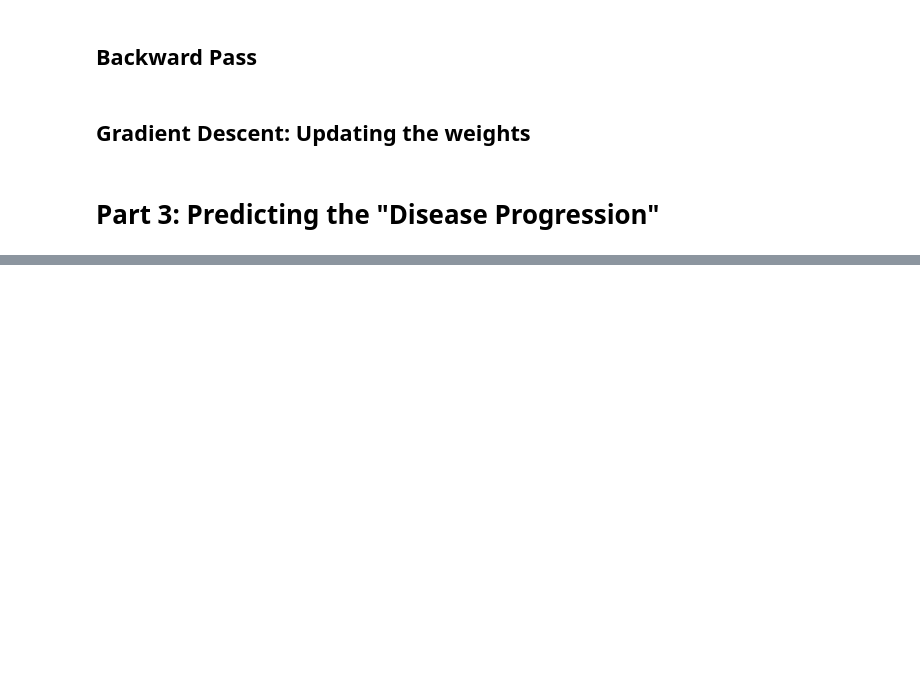
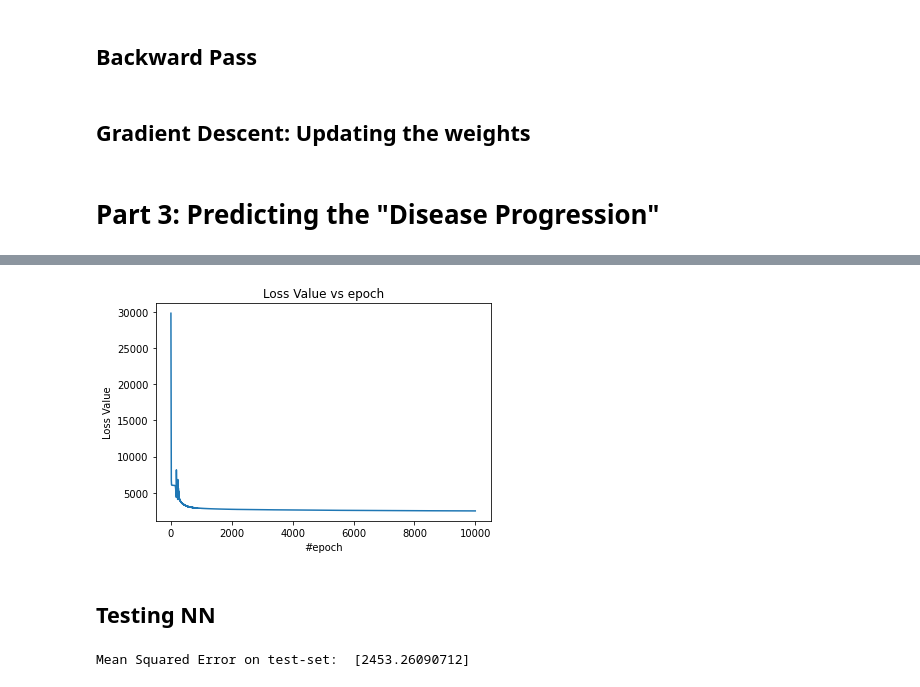
Before and after one commit to tgautam03/tgautam03.github.io, a Jupyter notebook: jupyter/01-iota-intuitiveDL/01_Intuitive_DL.ipynb, the cells around one changed output, grey strips where cells are left out. Cells and saved outputs as stored; diff of their text form; code cells hidden in the pictures; blank space fills up the shorter version.

```diff
--- a/jupyter/01-iota-intuitiveDL/01_Intuitive_DL.ipynb
+++ b/jupyter/01-iota-intuitiveDL/01_Intuitive_DL.ipynb
@@ -23,7 +23,7 @@ import numpy as np
 # loading diabetes dataset
 diabetes = load_diabetes()
 X = diabetes.data # extracting input features
-Y = diabetes.target # extracting targets
+Y = np.expand_dims(diabetes.target, axis=-1) # extracting targets
 features = diabetes.feature_names # extracting feature names
 # %%
 # importing pandas library
@@ -204,7 +204,7 @@ def backward(x, y, yHat, params, cache):
     H1, Z1, A1, H2, Z2 = cache
     W1, B1, W2, B2 = params
 
-    dYhat = grad_MSE(y, yHat)
+    dYhat = gradMSE(y, yHat)
 
     dZ2 = grad_linear(dYhat, Z2)
 
@@ -241,0 +289,6 @@ def update(params, param_grads, alpha):
+# %%
+# importing scikit-learn's train test split module
+from sklearn.model_selection import train_test_split
+
+# splitting training and testing dataset
+X_train, X_test, y_train, y_test = train_test_split(X, Y, test_size=0.1)
@@ -241,0 +297,2 @@ def update(params, param_grads, alpha):
+# %%
+params, lossVals = train(X_train, y_train, 10000, 0.01)
@@ -241,0 +310,12 @@ def update(params, param_grads, alpha):
+# %%
+import matplotlib.pyplot as plt
+
+plt.title("Loss Value vs epoch")
+plt.plot(lossVals)
+plt.xlabel("#epoch")
+plt.ylabel("Loss Value")
+plt.show()
+# %% [output]
+[figure, added]
+# %% [markdown]
+## Testing NN
@@ -241,0 +343,4 @@ def update(params, param_grads, alpha):
+# %%
+testLossVal = test(X_test, y_test, params)
+# %% [output]
+Mean Squared Error on test-set:  [2453.26090712]
```
Also changed, not shown: parts of 7 cells of this notebook.
